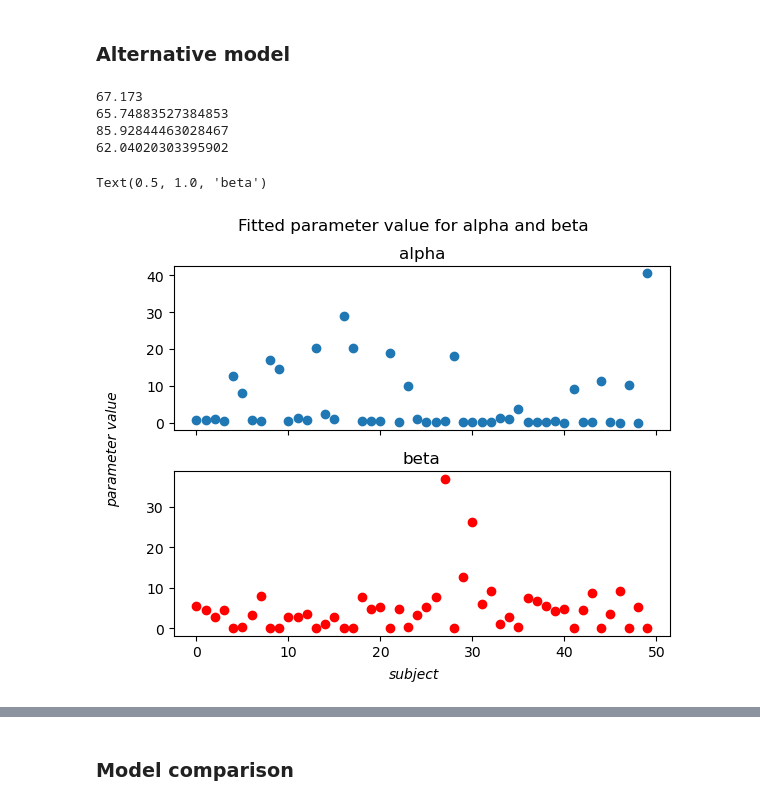
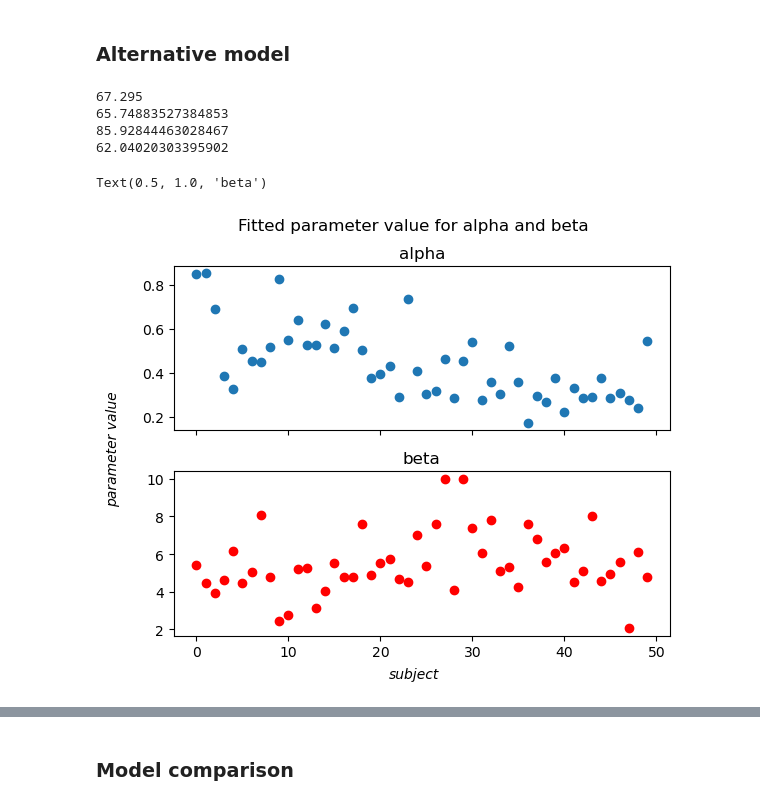
Before and after one commit to a-ishiyama/comp-neuro, a Jupyter notebook: code.ipynb, the cells around one changed output, grey strips where cells are left out. Cells and saved outputs as stored; diff of their text form; code cells hidden in the pictures.

```diff
--- a/code.ipynb
+++ b/code.ipynb
@@ -290,11 +290,6 @@ def gaussian(mean_alpha_anxious, mean_beta_anxious,mean_alpha_control, mean_beta
     covariance = [[var_learning_rate, cov], [cov, var_inv_temp]]
     param_values_c = np.random.multivariate_normal(mean, covariance, 25)
 
-    min_learning_rate = 0
-    max_learning_rate = 1
-    min_inv_temp = 0
-    max_inv_temp = 10
-
     while True:
         invalid_indices = np.where((param_values_c[:, 0] < min_learning_rate) |
                                 (param_values_c[:, 0] > max_learning_rate) |
@@ -376,6 +371,10 @@ Text(0.5, 1.0, 'beta')
 # %%
 # introduce a parameter, A
 # Action selection for this model is again performed by the same softmax equation
+# If A is close to 1, it means the person's choice heavily relies on the previous value V(t)
+# and does not update the value function significantly.
+# If A is close to 0, it means the person's choice does not rely much on the previous value
+# V(t) and updates the value function mostly based on the prediction error o(t) - V(t).
 
 def outcome_alt(A,a,b,p,V0):
 
@@ -424,33 +423,35 @@ def nll_alt(params, choices, outcome, V0):
 
     return ll
 
 test_alt = []
 for i in range(1000):
     test_alt.append(outcome_alt(0.5,0.4,7,prob_list,0.5)[-1])
 print(np.mean(test_alt))
 
 test_alt1 = nll_alt([0.5,0.4,7],inst_choices[8],inst_outcomes[8],0.5); print(test_alt1)
 nll4_alt = nll_alt([0.5,0.4,7],inst_choices[3],inst_outcomes[3],0.5); print(nll4_alt)
 nll5_alt = nll_alt([0.5,0.4,7],inst_choices[4],inst_outcomes[4],0.5); print(nll5_alt)
 
+bounds = ((0,1),(0,1),(0,10))
+
 fitted_param_alt = []
 for i in range(len(stai_scores)):
-    fitted_param_alt.append(sp.optimize.minimize(nll_alt,x0=(0.5,0.4,7), args=(inst_choices[i],inst_outcomes[i],0.5),method='Nelder-Mead').x)
+    fitted_param_alt.append(sp.optimize.minimize(nll_alt,x0=(0.5,0.4,7), args=(inst_choices[i],inst_outcomes[i],0.5),method='Nelder-Mead', bounds = bounds).x)
 fitted_a_alt, fitted_alpha_alt, fitted_beta_alt = np.array(fitted_param_alt).T
 
 fig, ax = plt.subplots(2, sharex=True)
 fig.suptitle('Fitted parameter value for alpha and beta')
 fig.text(0.5, 0.03, 'subject', horizontalalignment ='center', verticalalignment = 'center', fontstyle = 'italic')
 fig.text(0.03, 0.5, 'parameter value', horizontalalignment ='center', verticalalignment = 'center', rotation = 'vertical', fontstyle = 'italic')
 fig.subplots_adjust(hspace = 0.25)
 ax[0].scatter(np.arange(0,50,1),fitted_alpha_alt)
 ax[0].set_title('alpha')
 ax[1].scatter(np.arange(0,50,1),fitted_beta_alt, color = 'red')
 ax[1].set_title('beta')
 # %% [output]
-67.173
+67.295
 65.74883527384853
 85.92844463028467
 62.04020303395902
 Text(0.5, 1.0, 'beta')
-[figure, old version]
+[figure, new version]
```
Also changed, not shown: parts of 3 cells of this notebook.
